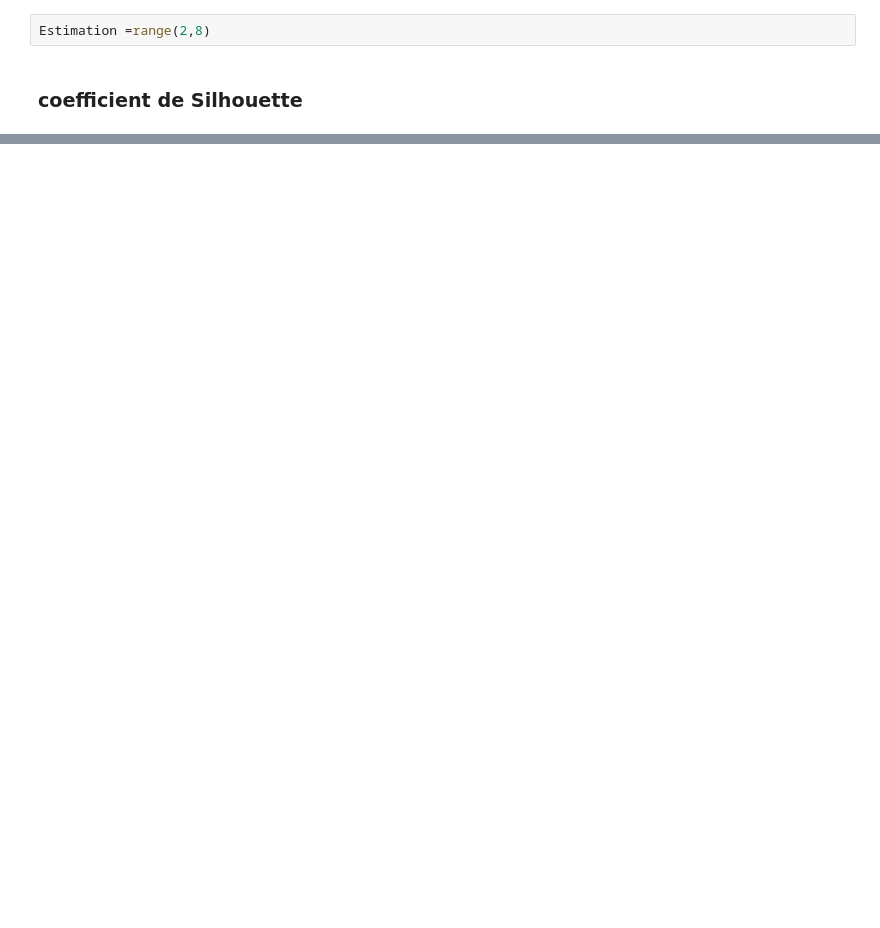
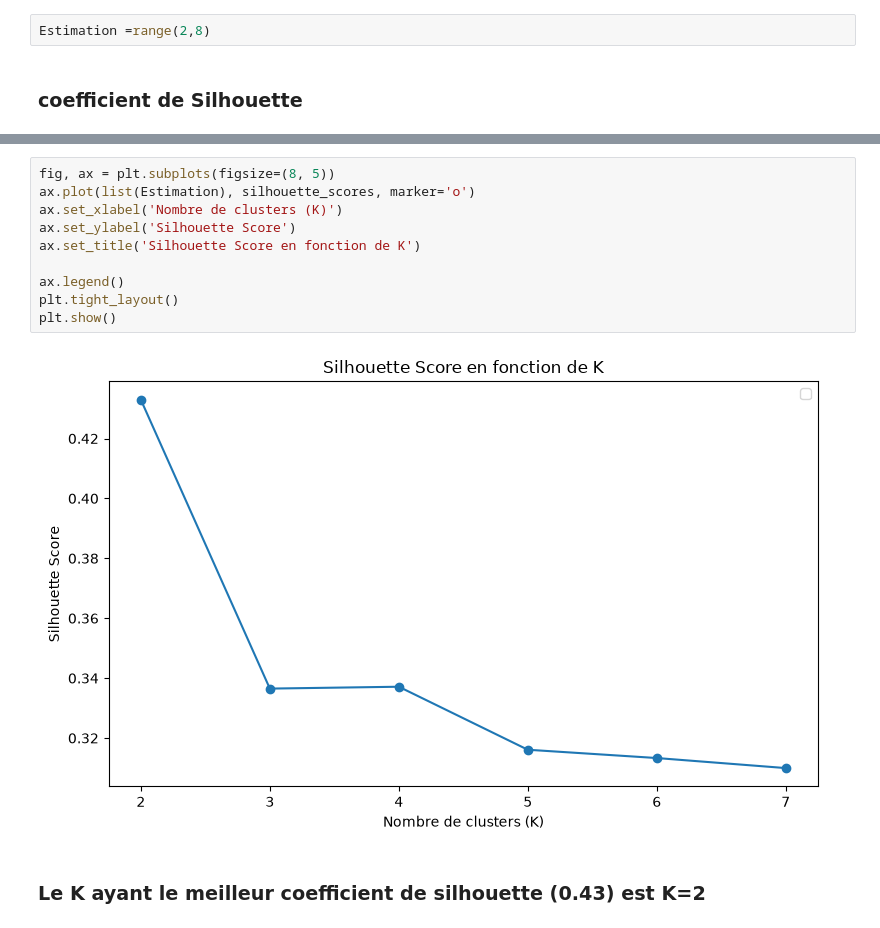
Before and after one commit to Oumohgh/ClientIQ, a Jupyter notebook: Notebook.ipynb, the cells around one changed output, grey strips where cells are left out. Drawn from its saved outputs; the diff is of its cells as text; blank space fills up the shorter version.

```diff
--- a/Notebook.ipynb
+++ b/Notebook.ipynb
@@ -405,0 +415,14 @@ pour ce k:7 silhouette_score:0.27226488714641145
+# %%
+fig, ax = plt.subplots(figsize=(8, 5))
+ax.plot(list(Estimation), silhouette_scores, marker='o')
+ax.set_xlabel('Nombre de clusters (K)')
+ax.set_ylabel('Silhouette Score')
+ax.set_title('Silhouette Score en fonction de K')
+
+ax.legend()
+plt.tight_layout()
+plt.show()
+# %% [output]
+[figure, added]
+# %% [markdown]
+### Le K ayant le meilleur coefficient de silhouette (0.43) est K=2
```
Also changed, not shown: parts of 23 cells of this notebook, 1 other file.
